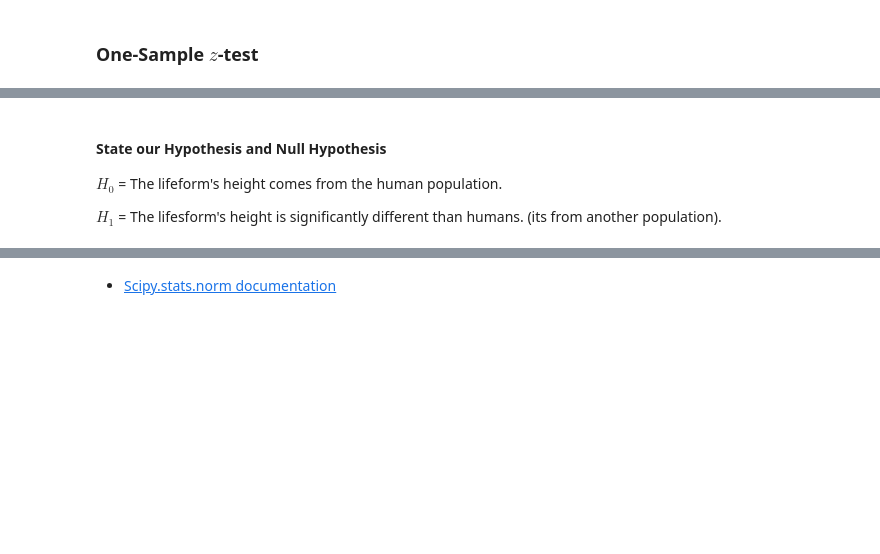
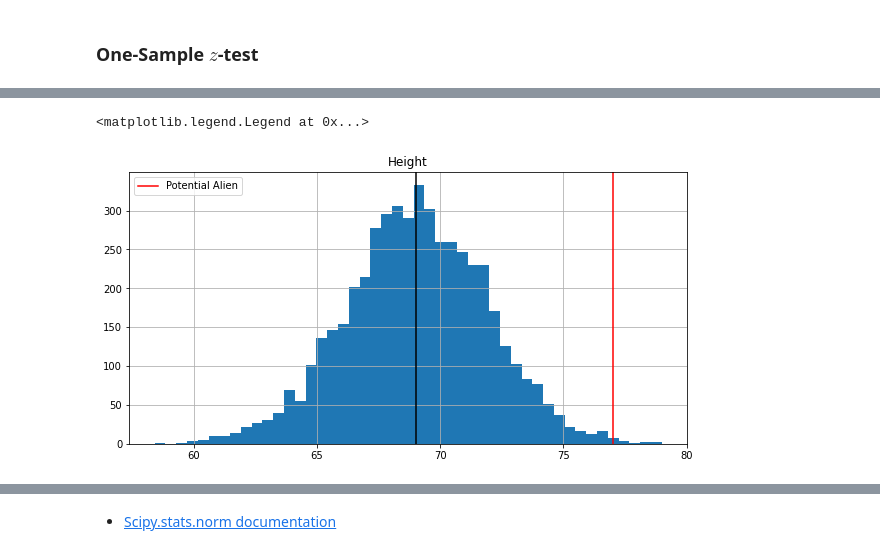
Before and after one commit to jirvingphd/fsds_070620_FT, a Jupyter notebook: Mod_2/sect_13/sect_13_central_limit_theorem_SG.ipynb, the cells around one changed output, grey strips where cells are left out. Saved outputs shown, nothing was run; the diff lists cells and outputs as text; code cells hidden in the pictures; blank space fills up the shorter version.

```diff
--- a/Mod_2/sect_13/sect_13_central_limit_theorem_SG.ipynb
+++ b/Mod_2/sect_13/sect_13_central_limit_theorem_SG.ipynb
@@ -181,24 +222,22 @@ ___
 # %%
 potential_alien_lifeform = 77#height
-# %% [markdown]
-#### State our Hypothesis and Null Hypothesis
-$H_0$ =  The lifeform's height comes from the human population.
-
-$H_1$ = The lifesform's height is significantly different than humans. (its from another population).
 # %%
 plt.rcParams['figure.figsize'] = (10,5)
 # %%
-axes = dfh[['Height']].hist(bins='auto',figsize=(10,5))
+axes = dfh[['Height']].hist(bins='auto')
 ax = axes[0][0]
 
 meanH = dfh['Height'].mean()
 stdH = dfh["Height"].std()
 
 ax.axvline(meanH,c='k')
 fig =ax.get_figure()
 
 ax.axvline(potential_alien_lifeform,color='red',label= 'Potential Alien')
 ax.legend()
+# %% [output]
+<matplotlib.legend.Legend at 0x...>
+[figure, added]
 # %%
 from scipy import stats
 
```
Also changed, not shown: parts of 34 cells of this notebook.
